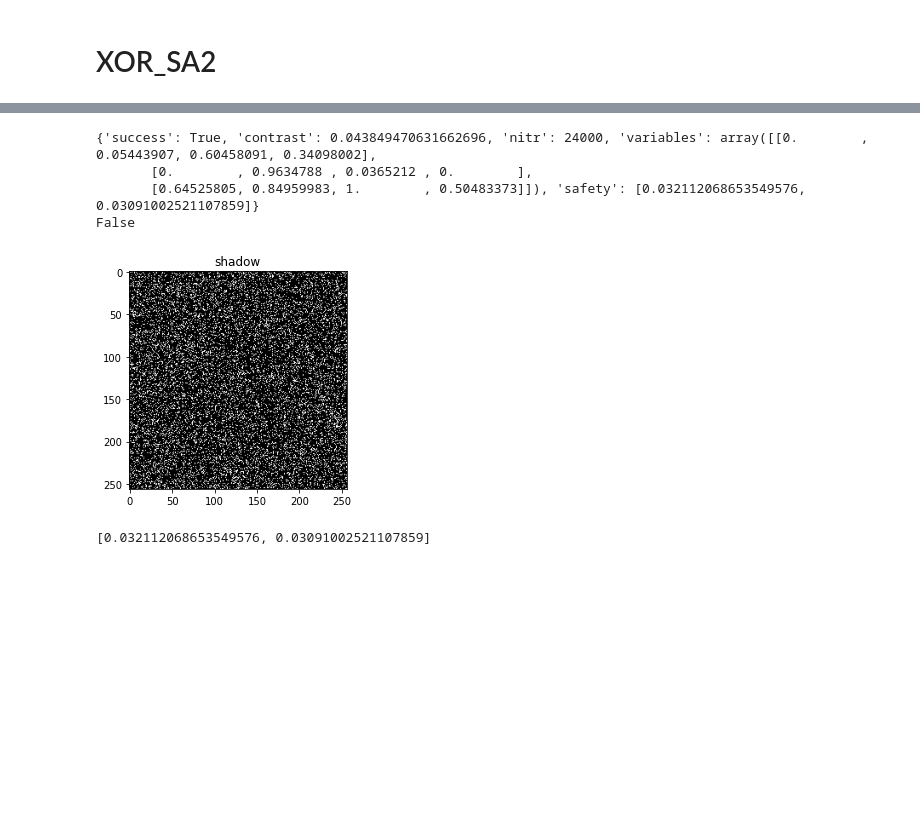
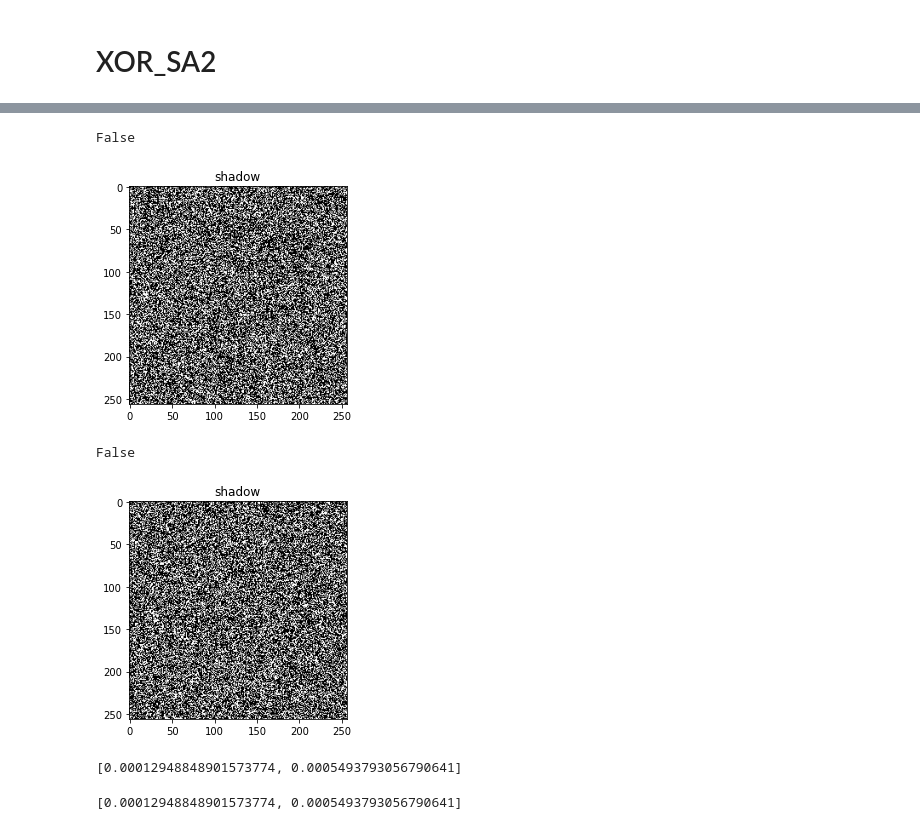
Before and after one commit to Fungx/k_inf_sivcs, a Jupyter notebook: opt_xor_sa2.ipynb, the cells around one changed output, grey strips where cells are left out. Drawn from its saved outputs; the diff is of its cells as text; code cells hidden in the pictures; blank space fills up the shorter version.

```diff
--- a/opt_xor_sa2.ipynb
+++ b/opt_xor_sa2.ipynb
@@ -14,36 +14,40 @@ plt.imshow(secret, cmap="gray")
 # %%
 from optimize import optimize_xor_sa2
 
 K = 3
-result = optimize_xor_sa2(K, ws=50)
-print(result)
-if result.success:
-    p0 = result.variables[0]  # 白色选择随机数发生器的概率
-    p1 = result.variables[1]  # 黑色选择随机数发生器的概率
-    rx = result.variables[2]  # 随机数发生器输出0(False/白色)的概率
+# result = optimize_xor_sa2(K, ws=50)
+# print(result)
+# if result.success:
+variables = np.array([[0.219773917, 0.043152887, 0.409956905, 0.327116291],
+                      [0.739620974, 0.23944371, 0, 0.020935316],
+                      [0.195270113, 1, 0.726761524, 0]])
+p0 = np.array(variables[0])  # 白色选择随机数发生器的概率
+p1 = np.array(variables[1])  # 黑色选择随机数发生器的概率
+rx = np.array(variables[2])  # 随机数发生器输出0(False/白色)的概率
 
 shadows = [np.zeros(secret.shape, dtype=bool) for _ in range(K)]
 D = np.zeros(secret.shape, dtype=int)
 for (i, j), is_black in np.ndenumerate(secret):
     prob = p1 if is_black else p0
     rand_no = np.random.choice(a=K + 1, p=prob)
     D[i, j] = rand_no
     rand_white = rx[rand_no]
     for sh in shadows:
         sh[i, j] = np.random.choice(a=[False, True], p=[rand_white, 1 - rand_white])
 
 plt.title("shadow")
-plt.imshow(shadows[0],cmap="gray")
-print((shadows[0]==shadows[1]).all())
+plt.imshow(shadows[0], cmap="gray")
+print((shadows[0] == shadows[1]).all())
 # %% [output]
-{'success': True, 'contrast': 0.043849470631662696, 'nitr': 24000, 'variables': array([[0.        , 0.05443907, 0.60458091, 0.34098002],
-       [0.        , 0.9634788 , 0.0365212 , 0.        ],
-       [0.64525805, 0.84959983, 1.        , 0.50483373]]), 'safety': [0.032112068653549576, 0.03091002521107859]}
 False
-[figure, old version]
+[figure, new version]
+False
+[figure, added]
 # %%
 from optimize import xor_safety_penalty_list
-xor_safety_penalty_list(result.variables)
+
+xor_safety_penalty_list(variables)
 # %% [output]
-[0.032112068653549576, 0.03091002521107859]
+[0.00012948848901573774, 0.0005493793056790641]
+[0.00012948848901573774, 0.0005493793056790641]
 # %%
```
Also changed, not shown: parts of 4 cells of this notebook, 2 other files.
